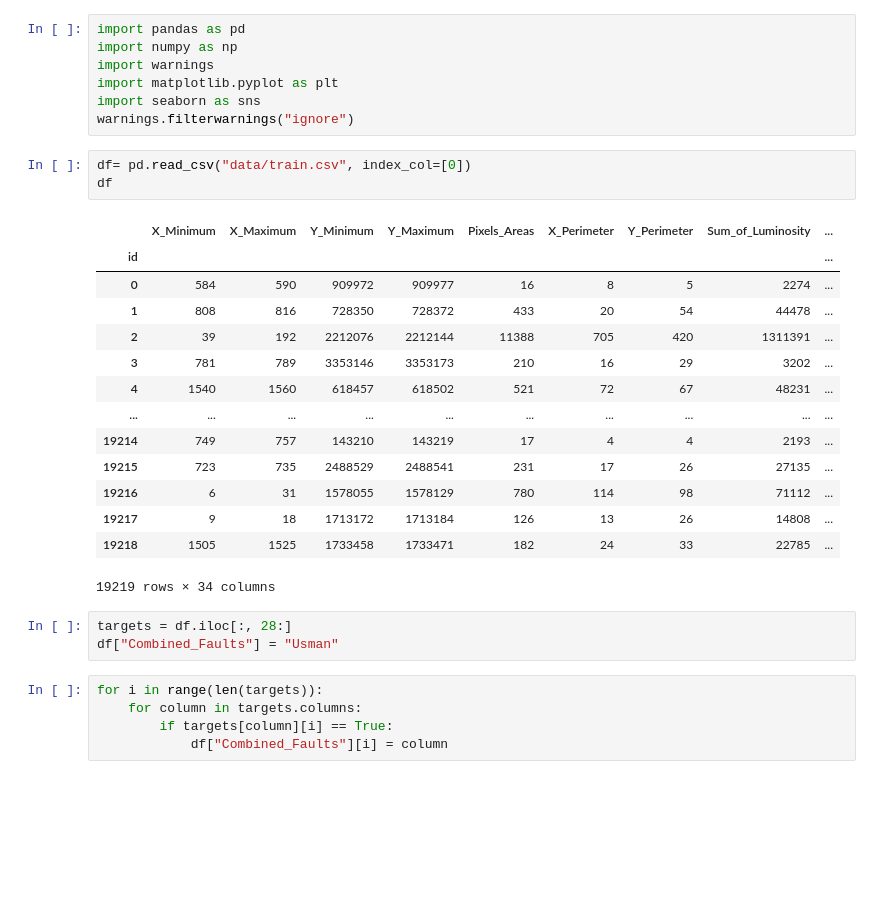
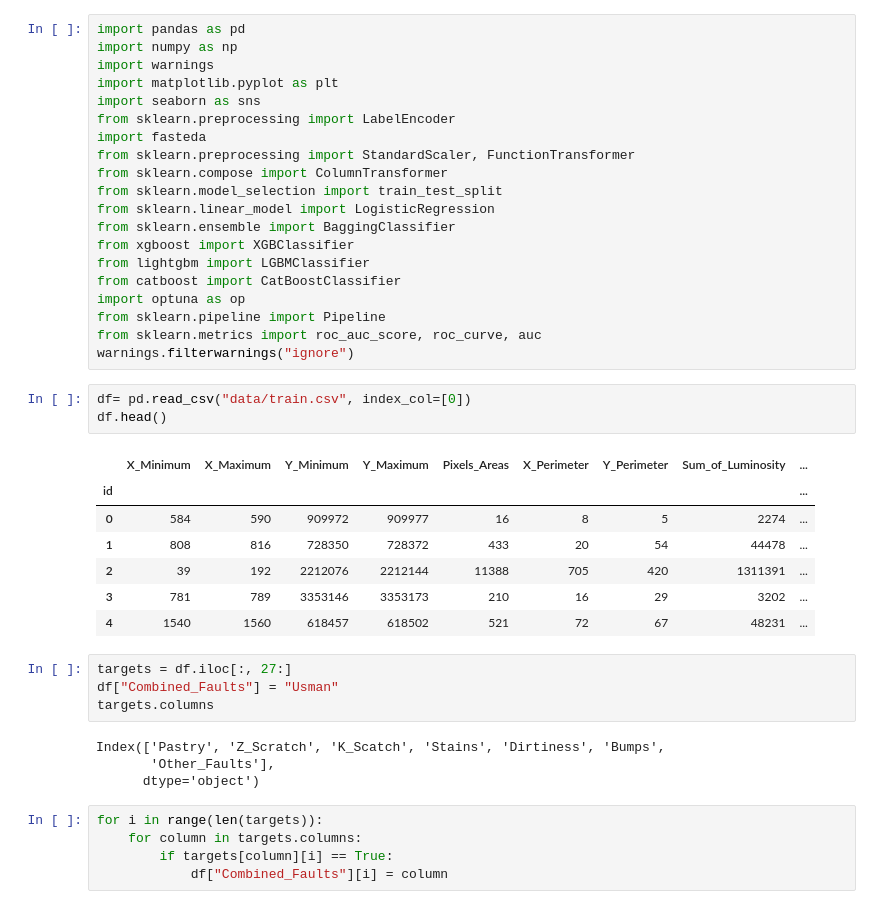
Before and after one commit to the-usman/Kaggle-Competition-Collection, a Jupyter notebook: Steel Plates Defects/main.ipynb, the cells around one changed output. Cells and saved outputs as stored; diff of their text form; blank space fills up the shorter version.

```diff
--- a/Steel Plates Defects/main.ipynb
+++ b/Steel Plates Defects/main.ipynb
@@ -1,31 +1,42 @@
-# %%
-import pandas as pd
-import numpy as np
-import warnings
-import matplotlib.pyplot as plt
-import seaborn as sns
-warnings.filterwarnings("ignore")
+# %%
+import pandas as pd
+import numpy as np
+import warnings
+import matplotlib.pyplot as plt
+import seaborn as sns
+from sklearn.preprocessing import LabelEncoder
+import fasteda
+from sklearn.preprocessing import StandardScaler, FunctionTransformer
+from sklearn.compose import ColumnTransformer
+from sklearn.model_selection import train_test_split
+from sklearn.linear_model import LogisticRegression
+from sklearn.ensemble import BaggingClassifier
+from xgboost import XGBClassifier
+from lightgbm import LGBMClassifier
+from catboost import CatBoostClassifier
+import optuna as op
+from sklearn.pipeline import Pipeline
+from sklearn.metrics import roc_auc_score, roc_curve, auc
+warnings.filterwarnings("ignore")
 # %%
 df= pd.read_csv("data/train.csv", index_col=[0])
-df
+df.head()
 # %% [output]
 |  | X_Minimum | X_Maximum | Y_Minimum | Y_Maximum | Pixels_Areas | X_Perimeter | Y_Perimeter | Sum_of_Luminosity | ... |
 | id |  |  |  |  |  |  |  |  | ... |
 | 0 | 584 | 590 | 909972 | 909977 | 16 | 8 | 5 | 2274 | ... |
 | 1 | 808 | 816 | 728350 | 728372 | 433 | 20 | 54 | 44478 | ... |
 | 2 | 39 | 192 | 2212076 | 2212144 | 11388 | 705 | 420 | 1311391 | ... |
 | 3 | 781 | 789 | 3353146 | 3353173 | 210 | 16 | 29 | 3202 | ... |
 | 4 | 1540 | 1560 | 618457 | 618502 | 521 | 72 | 67 | 48231 | ... |
-| ... | ... | ... | ... | ... | ... | ... | ... | ... | ... |
-| 19214 | 749 | 757 | 143210 | 143219 | 17 | 4 | 4 | 2193 | ... |
-| 19215 | 723 | 735 | 2488529 | 2488541 | 231 | 17 | 26 | 27135 | ... |
-| 19216 | 6 | 31 | 1578055 | 1578129 | 780 | 114 | 98 | 71112 | ... |
-| 19217 | 9 | 18 | 1713172 | 1713184 | 126 | 13 | 26 | 14808 | ... |
-| 19218 | 1505 | 1525 | 1733458 | 1733471 | 182 | 24 | 33 | 22785 | ... |
-19219 rows × 34 columns
 # %%
-targets = df.iloc[:, 28:]
+targets = df.iloc[:, 27:]
 df["Combined_Faults"] = "Usman"
+targets.columns
+# %% [output]
+Index(['Pastry', 'Z_Scratch', 'K_Scatch', 'Stains', 'Dirtiness', 'Bumps',
+       'Other_Faults'],
+      dtype='object')
 # %%
 for i in range(len(targets)):
     for column in targets.columns:
```
Also changed, not shown: parts of 26 cells of this notebook, 5 other files.
